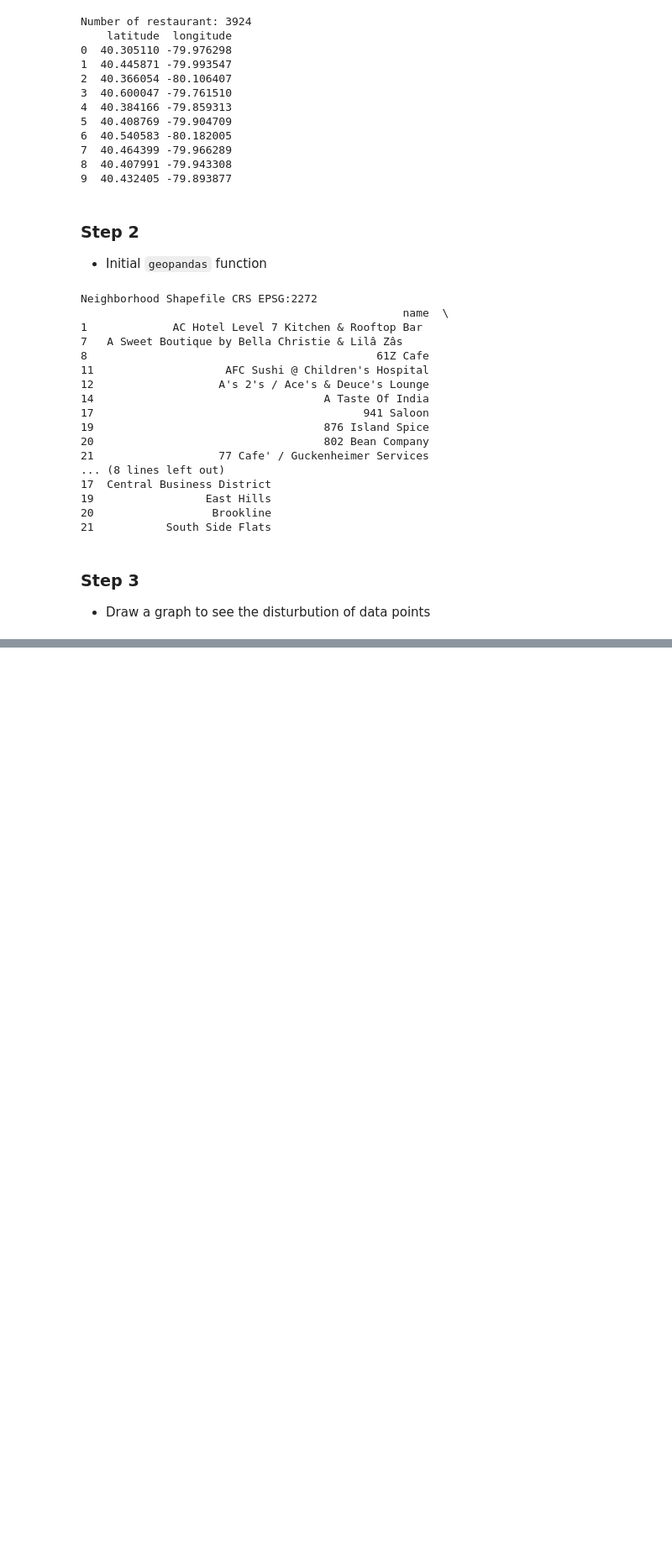
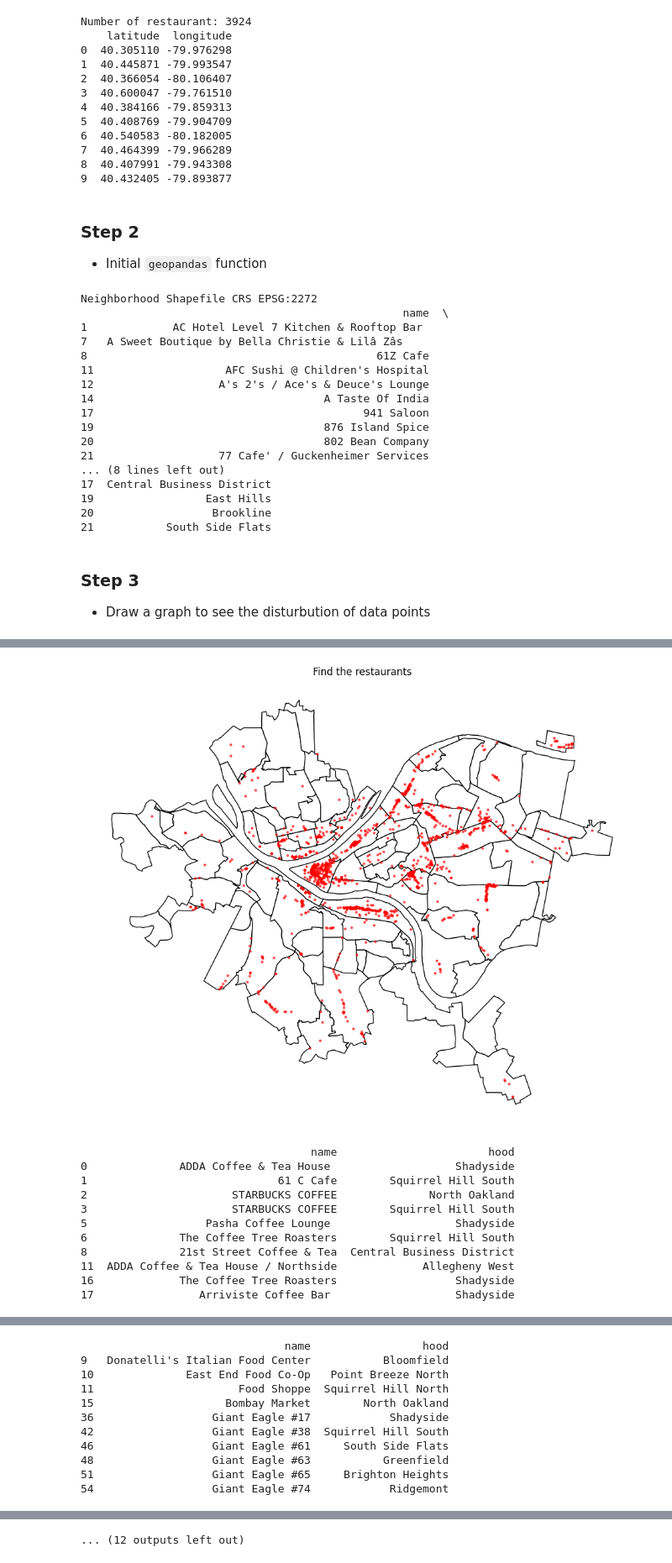
Before and after one commit to mky11w/Catnip-final-project, a Jupyter notebook: tingxu_vibe_score/notebook/location_convert.ipynb/location_convert.ipynb, the cells around one changed output, grey strips where cells are left out. Shown at 84% size. Cells and saved outputs as stored; diff of their text form; code cells hidden in the pictures; blank space fills up the shorter version.

Commit message:
batch and output all the dataset parts

```diff
--- a/tingxu_vibe_score/notebook/location_convert.ipynb/location_convert.ipynb
+++ b/tingxu_vibe_score/notebook/location_convert.ipynb/location_convert.ipynb
@@ -96,0 +102,38 @@ plt.show()
+# %%
+core_types = [
+    'restaurants', 'coffee_shops', 'supermarkets', 'public_art',
+    'museums', 'libraries', 'parks_and_facilities', 'bars', 'farmers_markets',
+    'bus_stops', 'community_nonprofit_orgs', 'faith-based_facilities'
+]
+
+for asset_type in core_types:
+    # input
+    input_file_link = f'../../data_cleaned/assets/{asset_type}.csv'
+    asset_df = pd.read_csv(input_file_link)
+
+    # create point for every core
+    gdf_points = gpd.GeoDataFrame(
+        asset_df,
+        geometry=[Point(xy) for xy in zip(asset_df['longitude'], asset_df['latitude'])],
+        crs="EPSG:4326"
+    )
+
+    #Uniform
+    gdf_points = gdf_points.to_crs(neighborhoods.crs)
+
+    #Join
+    joined_map = gpd.sjoin(gdf_points, neighborhoods, how='inner', predicate='within')
+
+    #debug
+    print(joined_map[['name', 'hood']].head(10))
+    figure, ax = plt.subplots(figsize=(12, 12))
+    neighborhoods.plot(ax=ax, color='white', edgecolor='black')
+    joined_map.plot(ax=ax, markersize=5, color='red', alpha=0.6)
+    plt.title("Find the " + asset_type)
+    plt.axis('off')
+    plt.show()
+
+    # output
+    output_file_link = f'../../data_cleaned/{asset_type}.csv'
+    joined_map[['hood']].to_csv(output_file_link, index=False)
+# %% [output]
@@ -96,0 +157,12 @@ plt.show()
+[figure, added]
+                                   name                       hood
+0              ADDA Coffee & Tea House                   Shadyside
+1                             61 C Cafe        Squirrel Hill South
+2                      STARBUCKS COFFEE              North Oakland
+3                      STARBUCKS COFFEE        Squirrel Hill South
+5                  Pasha Coffee Lounge                   Shadyside
+6              The Coffee Tree Roasters        Squirrel Hill South
+8              21st Street Coffee & Tea  Central Business District
+11  ADDA Coffee & Tea House / Northside             Allegheny West
+16             The Coffee Tree Roasters                  Shadyside
+17                Arriviste Coffee Bar                   Shadyside
@@ -96,0 +170,11 @@ plt.show()
+                               name                 hood
+9   Donatelli's Italian Food Center           Bloomfield
+10              East End Food Co-Op   Point Breeze North
+11                      Food Shoppe  Squirrel Hill North
+15                    Bombay Market        North Oakland
+36                  Giant Eagle #17            Shadyside
+42                  Giant Eagle #38  Squirrel Hill South
+46                  Giant Eagle #61     South Side Flats
+48                  Giant Eagle #63           Greenfield
+51                  Giant Eagle #65     Brighton Heights
+54                  Giant Eagle #74            Ridgemont
@@ -96,0 +224 @@ plt.show()
+... (12 outputs left out)
```
Also changed, not shown: parts of 4 cells of this notebook, 12 other files.
